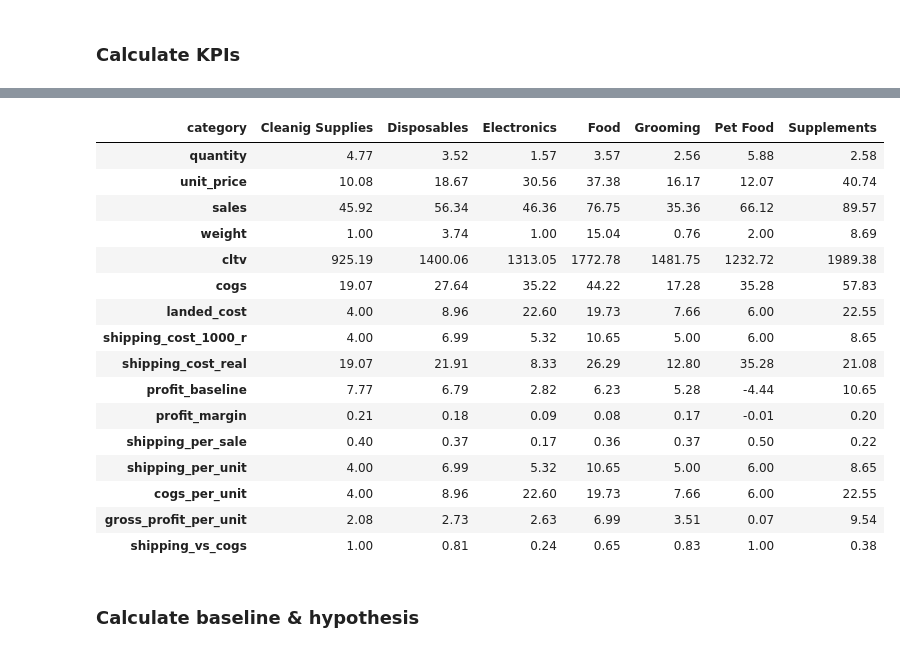
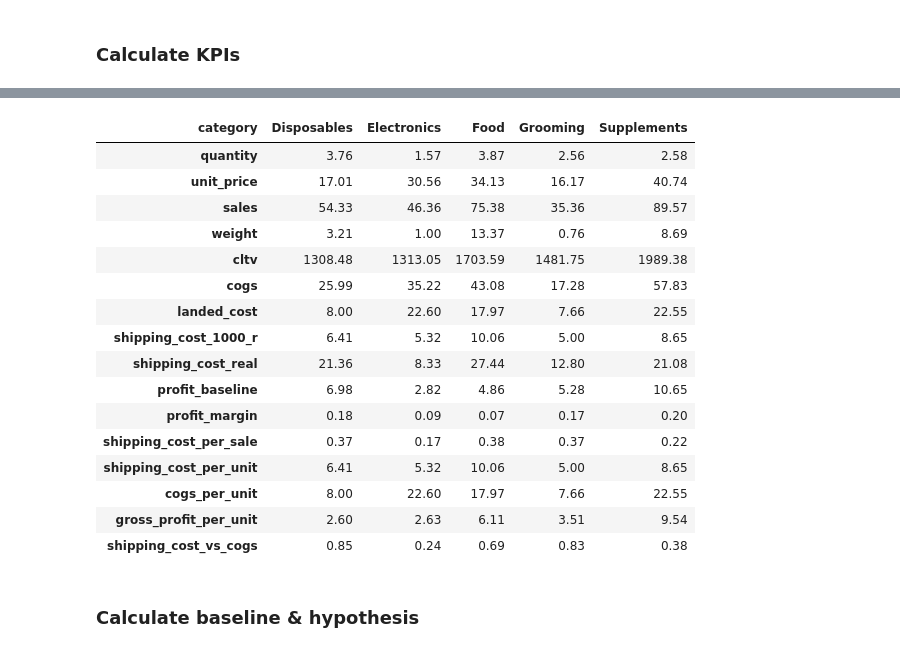
Before and after one commit to bfreiheit/shipping-cost-analysis, a Jupyter notebook: notebooks/EDA.ipynb, the cells around one changed output, grey strips where cells are left out. Drawn from its saved outputs; the diff is of its cells as text; code cells hidden in the pictures.

```diff
--- a/notebooks/EDA.ipynb
+++ b/notebooks/EDA.ipynb
@@ -67,0 +78,2 @@ df = df.dropna()
+# %%
+df.category = df.category.replace({"Cleanig Supplies": "Disposables", "Pet Food": "Food"})
@@ -183,53 +220,78 @@ df["profit_baseline"] = df["sales"] - df["cogs"] - df["shipping_cost_real"]
 df["profit_margin"] = df["profit_baseline"] / df["sales"].replace(0, np.nan)
 # %%
 # caculate some ratios
-df["shipping_per_sale"] = df["shipping_cost_real"] / df["sales"].replace(0, np.nan)
-df["shipping_per_unit"] = df["shipping_cost_real"] / df["quantity"].replace(0, np.nan)
-df["shipping_per_unit"] = df["shipping_cost_real"] / df["quantity"].replace(0, np.nan)
+df["shipping_cost_per_sale"] = df["shipping_cost_real"] / df["sales"].replace(0, np.nan)
+df["shipping_cost_per_unit"] = df["shipping_cost_real"] / df["quantity"].replace(0, np.nan)
+df["shipping_cost_per_unit"] = df["shipping_cost_real"] / df["quantity"].replace(0, np.nan)
 df["cogs_per_unit"] = df["cogs"] / df["quantity"].replace(0, np.nan)
 df["gross_profit_per_unit"] = (df["unit_price"] - df["landed_cost"] - df["shipping_cost_1000_r"])
-df["shipping_vs_cogs"] = df["shipping_cost_real"] / df["cogs"].replace(0, np.nan)
+df["shipping_cost_vs_cogs"] = df["shipping_cost_real"] / df["cogs"].replace(0, np.nan)
 # %%
 metrics = [
  'category',
  'quantity',
  'unit_price',
  'sales',
  'weight',
  'cltv',
  'cogs',
  'landed_cost',
  'shipping_cost_1000_r',
  'shipping_cost_real',
  'profit_baseline',
  'profit_margin',
- 'shipping_per_sale',
- 'shipping_per_unit',
+ 'shipping_cost_per_sale',
+ 'shipping_cost_per_unit',
  'cogs_per_unit',
  'gross_profit_per_unit',
- 'shipping_vs_cogs']
+ 'shipping_cost_vs_cogs']
 
-df[metrics].groupby("category").mean().round(2).T.style.highlight_max(axis=1, color="lightblue").format("{:.2f}").set_properties(
-    **{"font-size": "12px", "padding": "3px"}
+def highlight_min_max(row):
+    is_max = row == row.max()
+    is_min = row == row.min()
+
+    return [
+        "background-color: lightblue" if max_ else
+        "background-color: lightpink" if min_ else ""
+        for max_, min_ in zip(is_max, is_min)
+    ]
+
+(
+    df[metrics]
+    .groupby("category")
+    .mean()
+    .round(2)
+    .T
+    .style
+    .apply(highlight_min_max, axis=1)
+    .format("{:.2f}")
+    .set_properties(**{
+        "font-size": "12px",
+        "padding": "3px"
+    })
+    .set_table_styles(
+        [{'selector': 'th', 'props': [('min-width', '80px')]},
+         {'selector': 'td', 'props': [('min-width', '80px')]}]
+    )
 )
 # %% [output]
-| category | Cleanig Supplies | Disposables | Electronics | Food | Grooming | Pet Food | Supplements |
-| quantity | 4.77 | 3.52 | 1.57 | 3.57 | 2.56 | 5.88 | 2.58 |
-| unit_price | 10.08 | 18.67 | 30.56 | 37.38 | 16.17 | 12.07 | 40.74 |
-| sales | 45.92 | 56.34 | 46.36 | 76.75 | 35.36 | 66.12 | 89.57 |
-| weight | 1.00 | 3.74 | 1.00 | 15.04 | 0.76 | 2.00 | 8.69 |
-| cltv | 925.19 | 1400.06 | 1313.05 | 1772.78 | 1481.75 | 1232.72 | 1989.38 |
-| cogs | 19.07 | 27.64 | 35.22 | 44.22 | 17.28 | 35.28 | 57.83 |
-| landed_cost | 4.00 | 8.96 | 22.60 | 19.73 | 7.66 | 6.00 | 22.55 |
-| shipping_cost_1000_r | 4.00 | 6.99 | 5.32 | 10.65 | 5.00 | 6.00 | 8.65 |
-| shipping_cost_real | 19.07 | 21.91 | 8.33 | 26.29 | 12.80 | 35.28 | 21.08 |
-| profit_baseline | 7.77 | 6.79 | 2.82 | 6.23 | 5.28 | -4.44 | 10.65 |
-| profit_margin | 0.21 | 0.18 | 0.09 | 0.08 | 0.17 | -0.01 | 0.20 |
-| shipping_per_sale | 0.40 | 0.37 | 0.17 | 0.36 | 0.37 | 0.50 | 0.22 |
-| shipping_per_unit | 4.00 | 6.99 | 5.32 | 10.65 | 5.00 | 6.00 | 8.65 |
-| cogs_per_unit | 4.00 | 8.96 | 22.60 | 19.73 | 7.66 | 6.00 | 22.55 |
-| gross_profit_per_unit | 2.08 | 2.73 | 2.63 | 6.99 | 3.51 | 0.07 | 9.54 |
-| shipping_vs_cogs | 1.00 | 0.81 | 0.24 | 0.65 | 0.83 | 1.00 | 0.38 |
+| category | Disposables | Electronics | Food | Grooming | Supplements |
+| quantity | 3.76 | 1.57 | 3.87 | 2.56 | 2.58 |
+| unit_price | 17.01 | 30.56 | 34.13 | 16.17 | 40.74 |
+| sales | 54.33 | 46.36 | 75.38 | 35.36 | 89.57 |
+| weight | 3.21 | 1.00 | 13.37 | 0.76 | 8.69 |
+| cltv | 1308.48 | 1313.05 | 1703.59 | 1481.75 | 1989.38 |
+| cogs | 25.99 | 35.22 | 43.08 | 17.28 | 57.83 |
+| landed_cost | 8.00 | 22.60 | 17.97 | 7.66 | 22.55 |
+| shipping_cost_1000_r | 6.41 | 5.32 | 10.06 | 5.00 | 8.65 |
+| shipping_cost_real | 21.36 | 8.33 | 27.44 | 12.80 | 21.08 |
+| profit_baseline | 6.98 | 2.82 | 4.86 | 5.28 | 10.65 |
+| profit_margin | 0.18 | 0.09 | 0.07 | 0.17 | 0.20 |
+| shipping_cost_per_sale | 0.37 | 0.17 | 0.38 | 0.37 | 0.22 |
+| shipping_cost_per_unit | 6.41 | 5.32 | 10.06 | 5.00 | 8.65 |
+| cogs_per_unit | 8.00 | 22.60 | 17.97 | 7.66 | 22.55 |
+| gross_profit_per_unit | 2.60 | 2.63 | 6.11 | 3.51 | 9.54 |
+| shipping_cost_vs_cogs | 0.85 | 0.24 | 0.69 | 0.83 | 0.38 |
 # %% [markdown]
 ### **Calculate baseline & hypothesis**
 # %%
```
Also changed, not shown: parts of 12 cells of this notebook.
